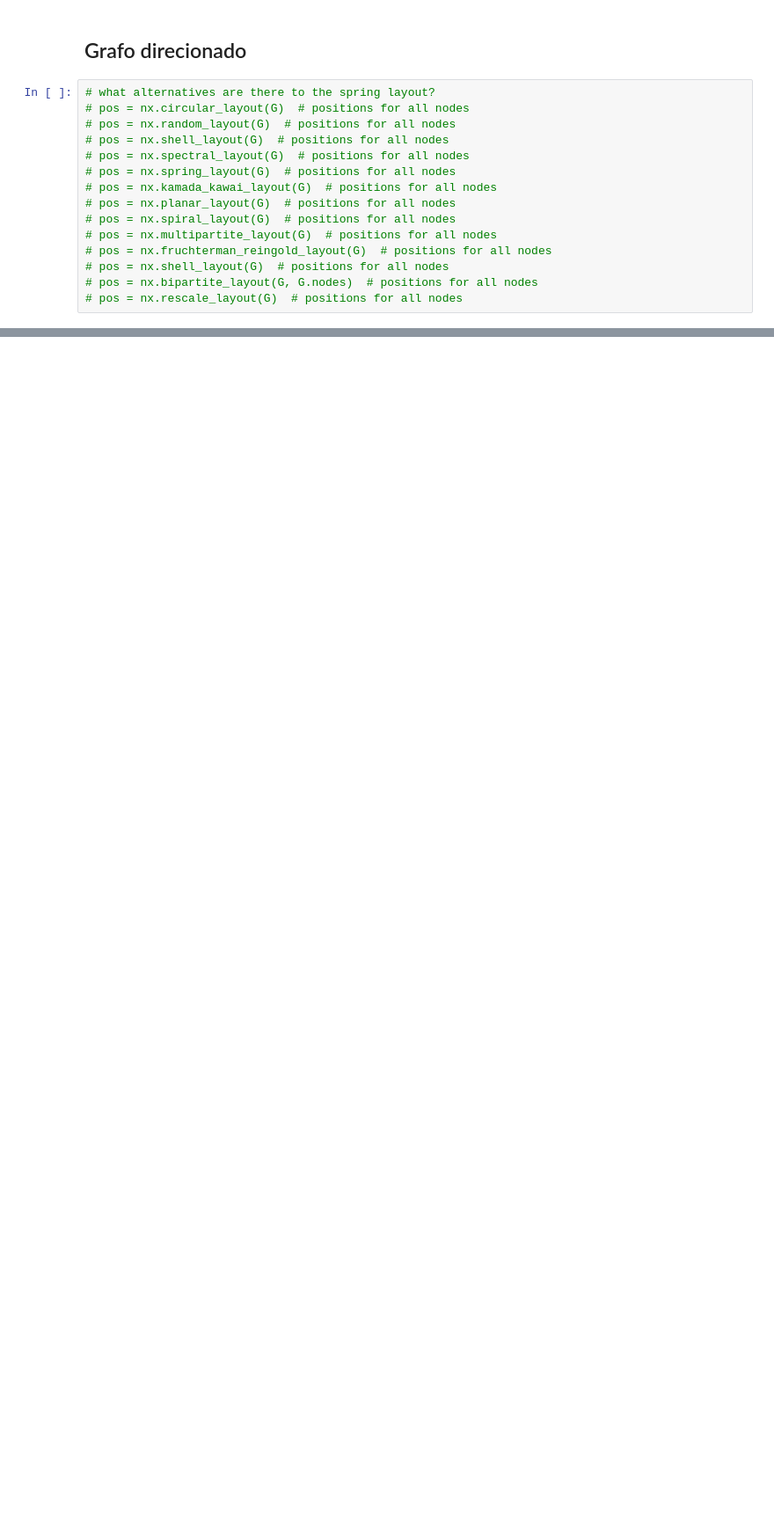
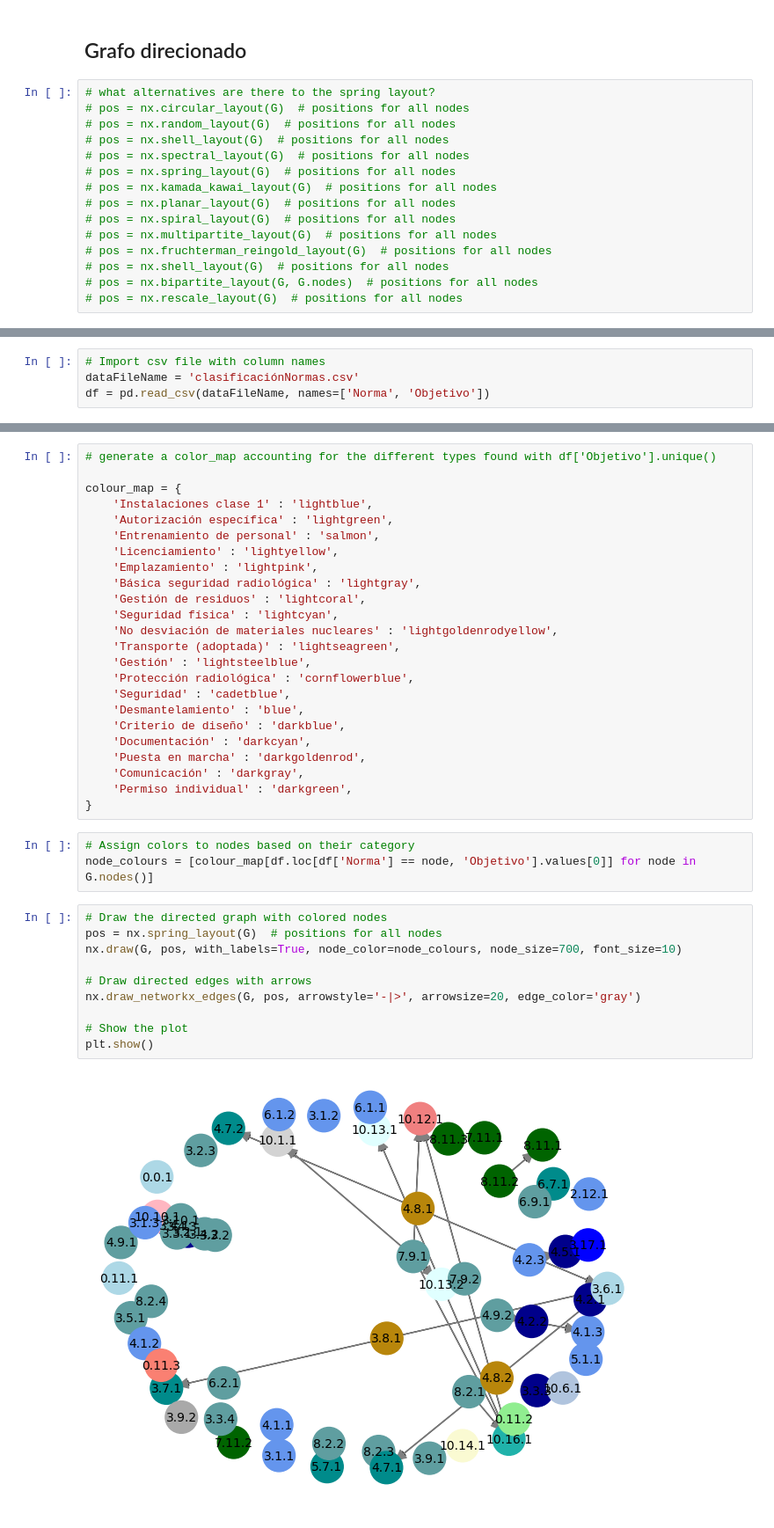
Before and after one commit to bettachini/nlpTP, a Jupyter notebook: arn/Grafo_normas_nuclear.ipynb, the cells around one changed output, grey strips where cells are left out. Shown at 88% size. Drawn from its saved outputs; the diff is of its cells as text; blank space fills up the shorter version.

```diff
--- a/arn/Grafo_normas_nuclear.ipynb
+++ b/arn/Grafo_normas_nuclear.ipynb
@@ -88,0 +108,4 @@ plt.show()
+# %%
+# Import csv file with column names
+dataFileName = 'clasificaciónNormas.csv'
+df = pd.read_csv(dataFileName, names=['Norma', 'Objetivo'])
@@ -88,0 +129,39 @@ plt.show()
+# %%
+# generate a color_map accounting for the different types found with df['Objetivo'].unique()
+
+colour_map = {
+    'Instalaciones clase 1' : 'lightblue',
+    'Autorización específica' : 'lightgreen',
+    'Entrenamiento de personal' : 'salmon',
+    'Licenciamiento' : 'lightyellow',
+    'Emplazamiento' : 'lightpink',
+    'Básica seguridad radiológica' : 'lightgray',
+    'Gestión de residuos' : 'lightcoral',
+    'Seguridad física' : 'lightcyan',
+    'No desviación de materiales nucleares' : 'lightgoldenrodyellow',
+    'Transporte (adoptada)' : 'lightseagreen',
+    'Gestión' : 'lightsteelblue',
+    'Protección radiológica' : 'cornflowerblue',
+    'Seguridad' : 'cadetblue',
+    'Desmantelamiento' : 'blue',
+    'Criterio de diseño' : 'darkblue',
+    'Documentación' : 'darkcyan',
+    'Puesta en marcha' : 'darkgoldenrod',
+    'Comunicación' : 'darkgray',
+    'Permiso individual' : 'darkgreen',
+}
+# %%
+# Assign colors to nodes based on their category
+node_colours = [colour_map[df.loc[df['Norma'] == node, 'Objetivo'].values[0]] for node in G.nodes()]
+# %%
+# Draw the directed graph with colored nodes
+pos = nx.spring_layout(G)  # positions for all nodes
+nx.draw(G, pos, with_labels=True, node_color=node_colours, node_size=700, font_size=10)
+
+# Draw directed edges with arrows
+nx.draw_networkx_edges(G, pos, arrowstyle='-|>', arrowsize=20, edge_color='gray')
+
+# Show the plot
+plt.show()
+# %% [output]
+[figure, added]
```
Also changed, not shown: parts of 12 cells of this notebook, 20 other files.
